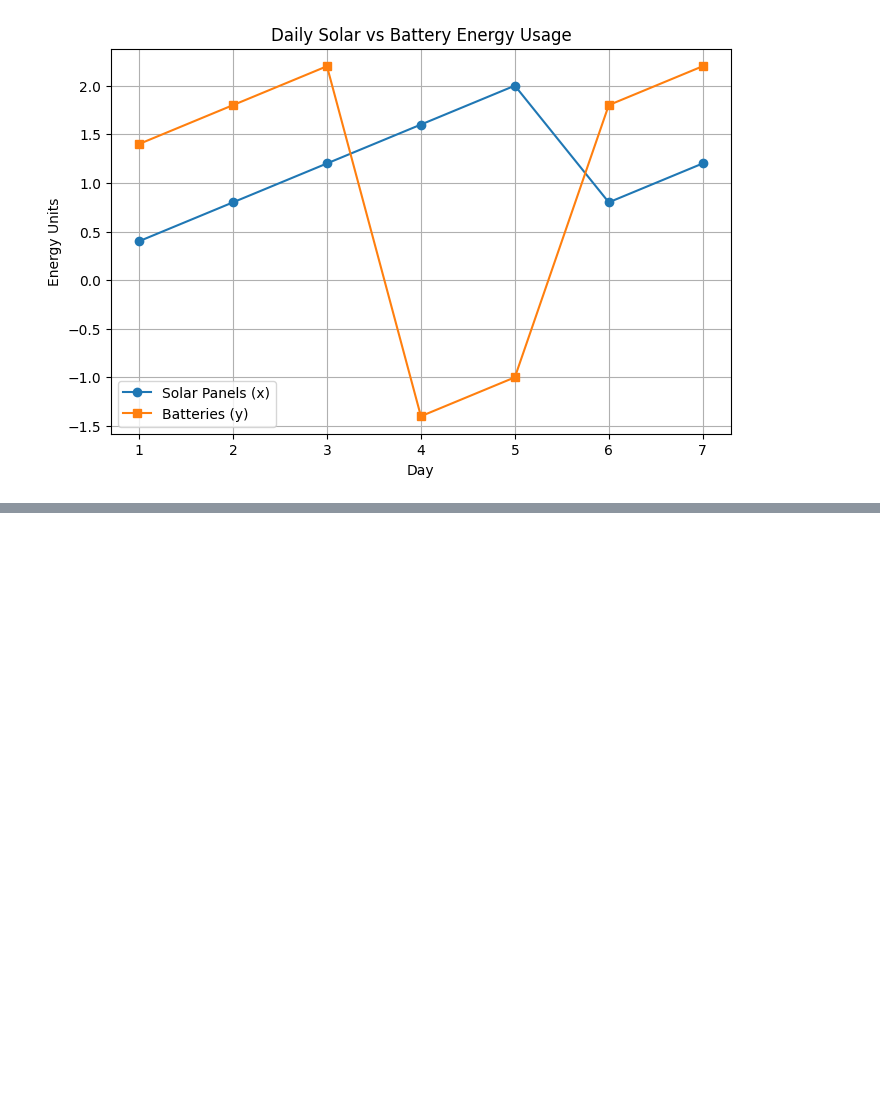
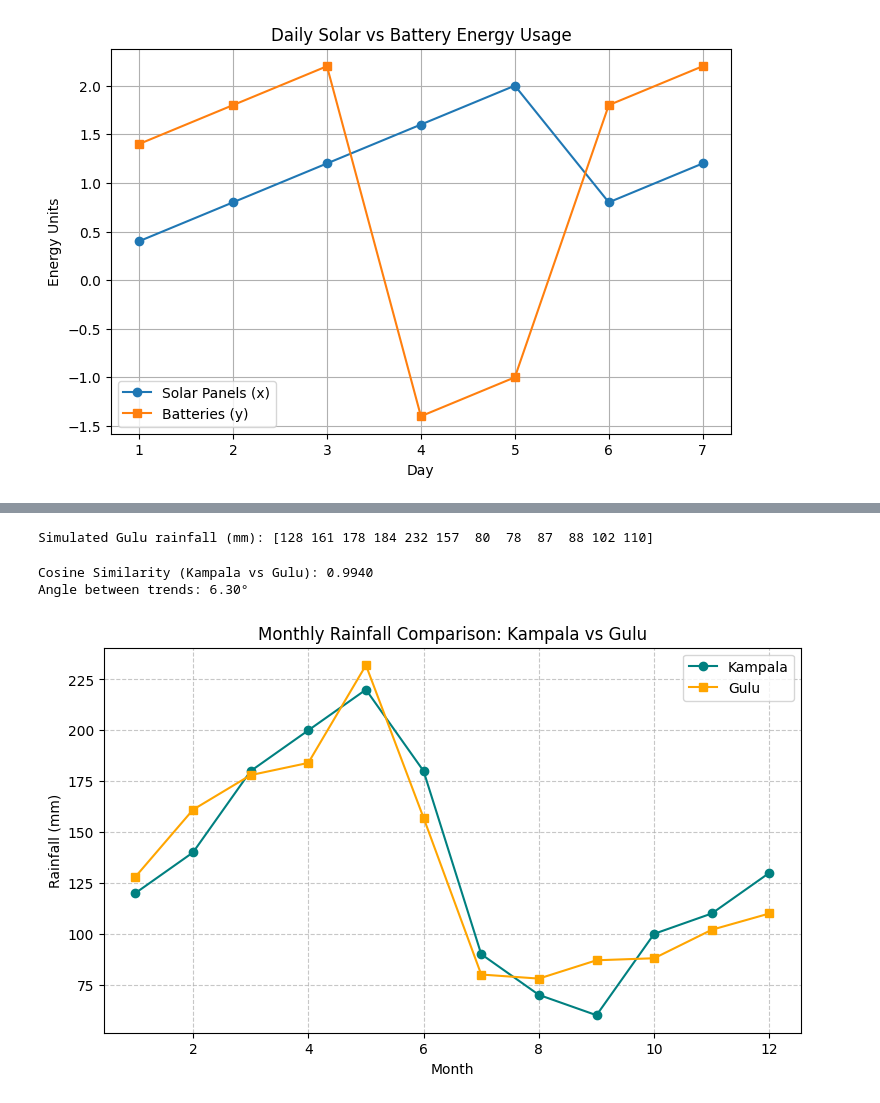
Before and after one commit to jonathern/ucu-msds-jonathankateega, a Jupyter notebook: oop_with_python/Assignments/assignment1_jonathan_kateega.ipynb, the cells around one changed output, grey strips where cells are left out. Cells and saved outputs as stored; diff of their text form; code cells hidden in the pictures; blank space fills up the shorter version.

```diff
--- a/oop_with_python/Assignments/assignment1_jonathan_kateega.ipynb
+++ b/oop_with_python/Assignments/assignment1_jonathan_kateega.ipynb
@@ -285,0 +402,6 @@ plt.show()
+# %%
+"""
+4.1. Store rainfall data in a NumPy array.
+"""
+
+kampala_rainfall = np.array([120, 140, 180, 200, 220, 180, 90, 70, 60, 100, 110, 130])
@@ -285,0 +438,51 @@ plt.show()
+# %%
+"""
+4.3. Simulate Gulu rainfall with different values.
+"""
+
+np.random.seed(42)  # for reproducibility
+gulu_rainfall = kampala_rainfall + np.random.randint(-30, 30, size=12)
+
+print("\nSimulated Gulu rainfall (mm):", gulu_rainfall)
+# %% [output]
+Simulated Gulu rainfall (mm): [128 161 178 184 232 157  80  78  87  88 102 110]
+# %%
+"""
+4.4. Compute cosine similarity of Kampala vs Gulu rainfall trends using math.cos().
+"""
+
+import math
+
+# Cosine similarity = (A·B) / (||A|| * ||B||)
+dot_product = np.dot(kampala_rainfall, gulu_rainfall)
+magnitude_kampala = np.linalg.norm(kampala_rainfall)
+magnitude_gulu = np.linalg.norm(gulu_rainfall)
+
+cosine_similarity = dot_product / (magnitude_kampala * magnitude_gulu)
+angle_radians = math.acos(cosine_similarity)  # using math.cos() inverse
+angle_degrees = math.degrees(angle_radians)
+
+
+print(f"\nCosine Similarity (Kampala vs Gulu): {cosine_similarity:.4f}")
+print(f"Angle between trends: {angle_degrees:.2f}°")
+# %% [output]
+Cosine Similarity (Kampala vs Gulu): 0.9940
+Angle between trends: 6.30°
+# %%
+"""
+4.5. Plot both regions' rainfall in one chart.
+"""
+
+months = np.arange(1, 13)
+
+plt.figure(figsize=(9, 5))
+plt.plot(months, kampala_rainfall, marker='o', label='Kampala', color='teal')
+plt.plot(months, gulu_rainfall, marker='s', label='Gulu', color='orange')
+plt.title("Monthly Rainfall Comparison: Kampala vs Gulu")
+plt.xlabel("Month")
+plt.ylabel("Rainfall (mm)")
+plt.grid(True, linestyle='--', alpha=0.7)
+plt.legend()
+plt.show()
+# %% [output]
+[figure, added]
```
Also changed, not shown: parts of 16 cells of this notebook.
